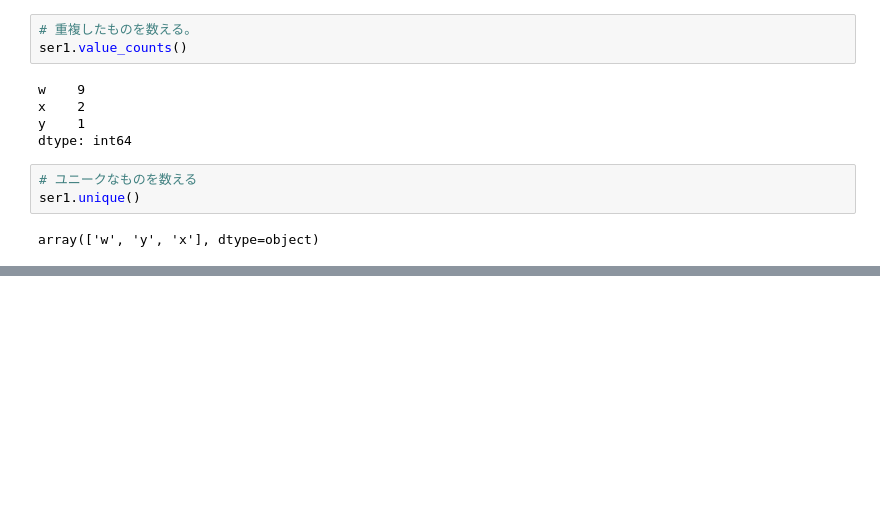
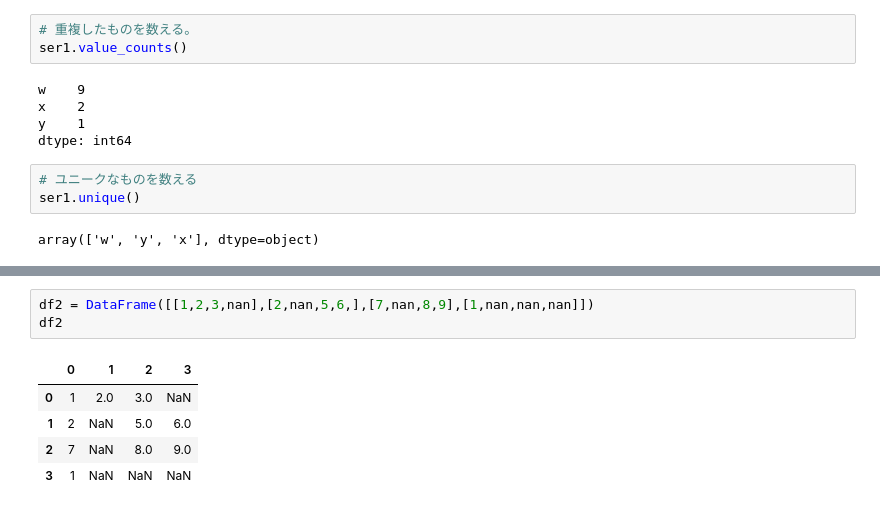
Before and after one commit to yamamotoshuhei888/learning_DataScience, a Jupyter notebook: Learning_DataScince_onUdemy_ShingoTsuji.ipynb, the cells around one changed output, grey strips where cells are left out. Saved outputs shown, nothing was run; the diff lists cells and outputs as text; blank space fills up the shorter version.

Commit message:
DataScienceの学習記録をコミット

```diff
--- a/Learning_DataScince_onUdemy_ShingoTsuji.ipynb
+++ b/Learning_DataScince_onUdemy_ShingoTsuji.ipynb
@@ -281,0 +342,9 @@ array(['w', 'y', 'x'], dtype=object)
+# %%
+df2 = DataFrame([[1,2,3,nan],[2,nan,5,6,],[7,nan,8,9],[1,nan,nan,nan]])
+df2
+# %% [output]
+|  | 0 | 1 | 2 | 3 |
+| 0 | 1 | 2.0 | 3.0 | NaN |
+| 1 | 2 | NaN | 5.0 | 6.0 |
+| 2 | 7 | NaN | 8.0 | 9.0 |
+| 3 | 1 | NaN | NaN | NaN |
```
Also changed, not shown: parts of 18 cells of this notebook.
